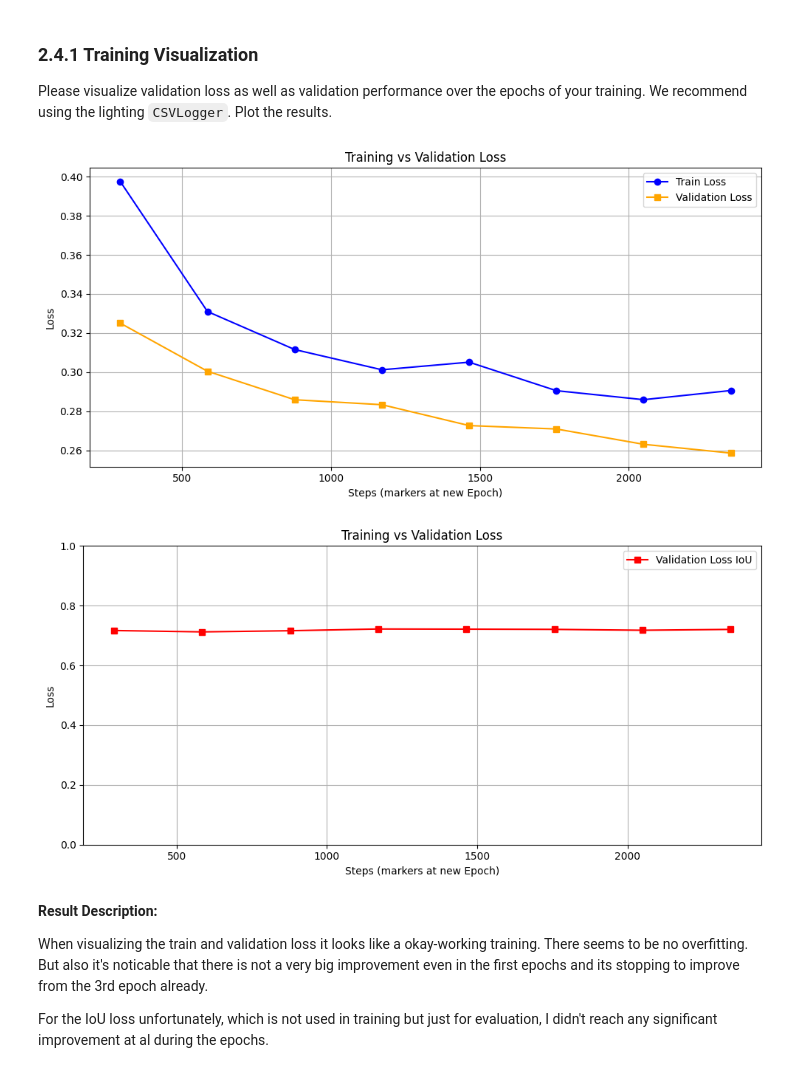
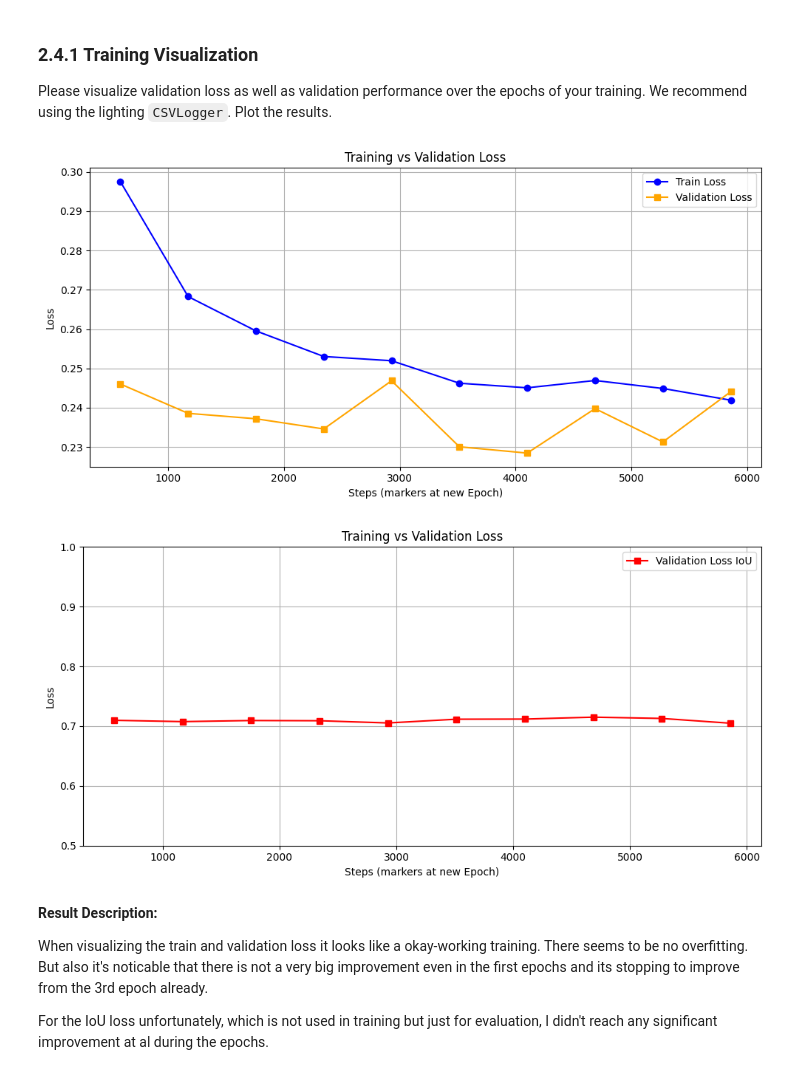
Before and after one commit to aalolexx/copersnicus-deforestation-ml-analysis, a Jupyter notebook: src/ipl4eo_miniproject_2025/Task_2.ipynb, the cells around one changed output. Saved outputs shown, nothing was run; the diff lists cells and outputs as text; code cells hidden in the pictures.

```diff
--- a/src/ipl4eo_miniproject_2025/Task_2.ipynb
+++ b/src/ipl4eo_miniproject_2025/Task_2.ipynb
@@ -672,7 +693,7 @@ Please visualize validation loss as well as validation performance over the epoc
 # %%
 from tensorboard.backend.event_processing import event_accumulator
 
-event_path = "lightning_logs/version_23/events.out.tfevents.1753216119.THINKPAD.9304.0"
+event_path = "lightning_logs/version_30/events.out.tfevents.1753435282.THINKPAD.14104.6"
 
 ea = event_accumulator.EventAccumulator(event_path)
 ea.Reload()
@@ -690,36 +711,36 @@ val_steps = [e.step for e in val_loss_events]
 val_values = [e.value for e in val_loss_events]
 
 val_iou_steps = [e.step for e in val_iou_loss_events]
 val_iou_values = [e.value for e in val_iou_loss_events]
 
 # The cross entropy loss (train + val)
 plt.figure(figsize=(10, 5))
 plt.plot(train_steps, train_values, label="Train Loss", marker="o", color="blue")
 plt.plot(val_steps, val_values, label="Validation Loss", marker="s", color="orange")
 
 plt.xlabel("Steps (markers at new Epoch)")
 plt.ylabel("Loss")
 plt.title("Training vs Validation Loss")
 plt.legend()
 plt.grid(True)
 plt.tight_layout()
 plt.show()
 
 
 # Also show IoU Loss
 plt.figure(figsize=(10, 5))
 plt.plot(val_iou_steps, val_iou_values, label="Validation Loss IoU", marker="s", color="red")
 plt.xlabel("Steps (markers at new Epoch)")
 plt.ylabel("Loss")
-plt.ylim((0,1))
+plt.ylim((0.5,1))
 plt.title("Training vs Validation Loss")
 plt.legend()
 plt.grid(True)
 plt.tight_layout()
 plt.show()
 # %% [output]
-[figure, old version]
+[figure, new version]
-[figure, old version]
+[figure, new version]
 # %% [markdown]
 **Result Description:**
 
```
Also changed, not shown: parts of 10 cells of this notebook, 2 other files.
